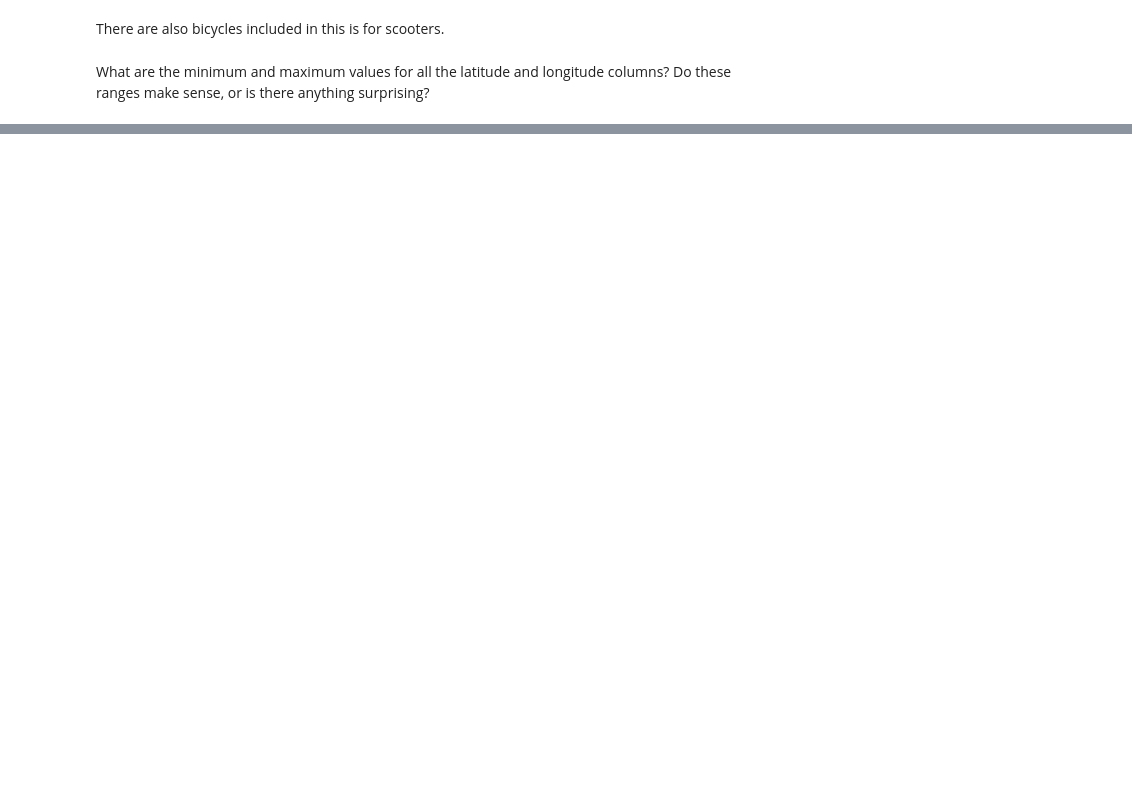
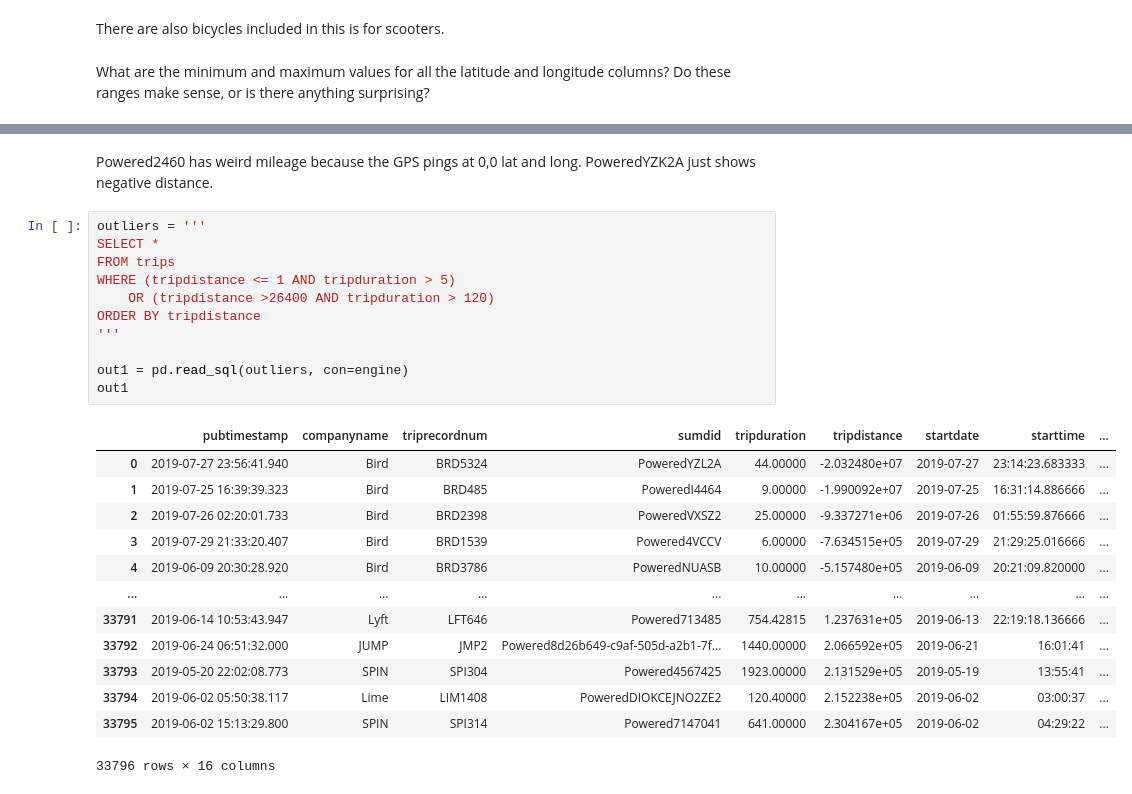
Before and after one commit to NSS-Data-Analytics-Cohort-8/scooter-partner1-badger-badger-python, a Jupyter notebook: notebooks/eda.ipynb, the cells around one changed output, grey strips where cells are left out. Saved outputs shown, nothing was run; the diff lists cells and outputs as text; blank space fills up the shorter version.

Commit message:
q1 start

```diff
--- a/notebooks/eda.ipynb
+++ b/notebooks/eda.ipynb
@@ -276,0 +348,27 @@ It looks like there could be a bike near the equator or at the Prime Meridian.
+# %% [markdown]
+Powered2460 has weird mileage because the GPS pings at 0,0 lat and long.  PoweredYZK2A just shows negative distance.
+# %%
+outliers = '''
+SELECT *
+FROM trips
+WHERE (tripdistance <= 1 AND tripduration > 5)
+    OR (tripdistance >26400 AND tripduration > 120)
+ORDER BY tripdistance
+'''
+
+out1 = pd.read_sql(outliers, con=engine)
+out1
+# %% [output]
+|  | pubtimestamp | companyname | triprecordnum | sumdid | tripduration | tripdistance | startdate | starttime | ... |
+| 0 | 2019-07-27 23:56:41.940 | Bird | BRD5324 | PoweredYZL2A | 44.00000 | -2.032480e+07 | 2019-07-27 | 23:14:23.683333 | ... |
+| 1 | 2019-07-25 16:39:39.323 | Bird | BRD485 | PoweredI4464 | 9.00000 | -1.990092e+07 | 2019-07-25 | 16:31:14.886666 | ... |
+| 2 | 2019-07-26 02:20:01.733 | Bird | BRD2398 | PoweredVXSZ2 | 25.00000 | -9.337271e+06 | 2019-07-26 | 01:55:59.876666 | ... |
+| 3 | 2019-07-29 21:33:20.407 | Bird | BRD1539 | Powered4VCCV | 6.00000 | -7.634515e+05 | 2019-07-29 | 21:29:25.016666 | ... |
+| 4 | 2019-06-09 20:30:28.920 | Bird | BRD3786 | PoweredNUASB | 10.00000 | -5.157480e+05 | 2019-06-09 | 20:21:09.820000 | ... |
+| ... | ... | ... | ... | ... | ... | ... | ... | ... | ... |
+| 33791 | 2019-06-14 10:53:43.947 | Lyft | LFT646 | Powered713485 | 754.42815 | 1.237631e+05 | 2019-06-13 | 22:19:18.136666 | ... |
+| 33792 | 2019-06-24 06:51:32.000 | JUMP | JMP2 | Powered8d26b649-c9af-505d-a2b1-7f... | 1440.00000 | 2.066592e+05 | 2019-06-21 | 16:01:41 | ... |
+| 33793 | 2019-05-20 22:02:08.773 | SPIN | SPI304 | Powered4567425 | 1923.00000 | 2.131529e+05 | 2019-05-19 | 13:55:41 | ... |
+| 33794 | 2019-06-02 05:50:38.117 | Lime | LIM1408 | PoweredDIOKCEJNO2ZE2 | 120.40000 | 2.152238e+05 | 2019-06-02 | 03:00:37 | ... |
+| 33795 | 2019-06-02 15:13:29.800 | SPIN | SPI314 | Powered7147041 | 641.00000 | 2.304167e+05 | 2019-06-02 | 04:29:22 | ... |
+33796 rows × 16 columns
```
Also changed, not shown: parts of 48 cells of this notebook, 2 other files.
